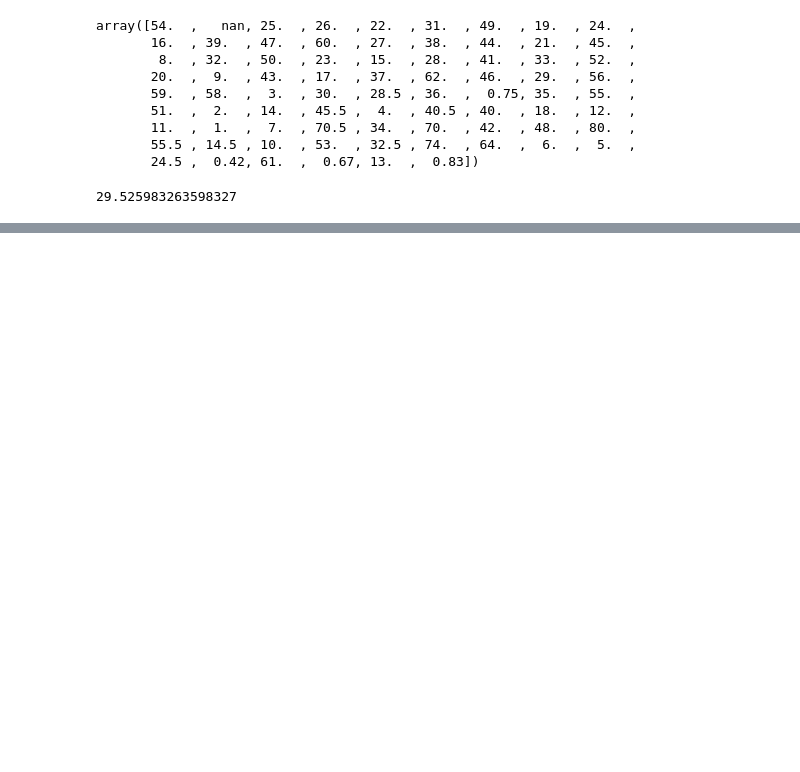
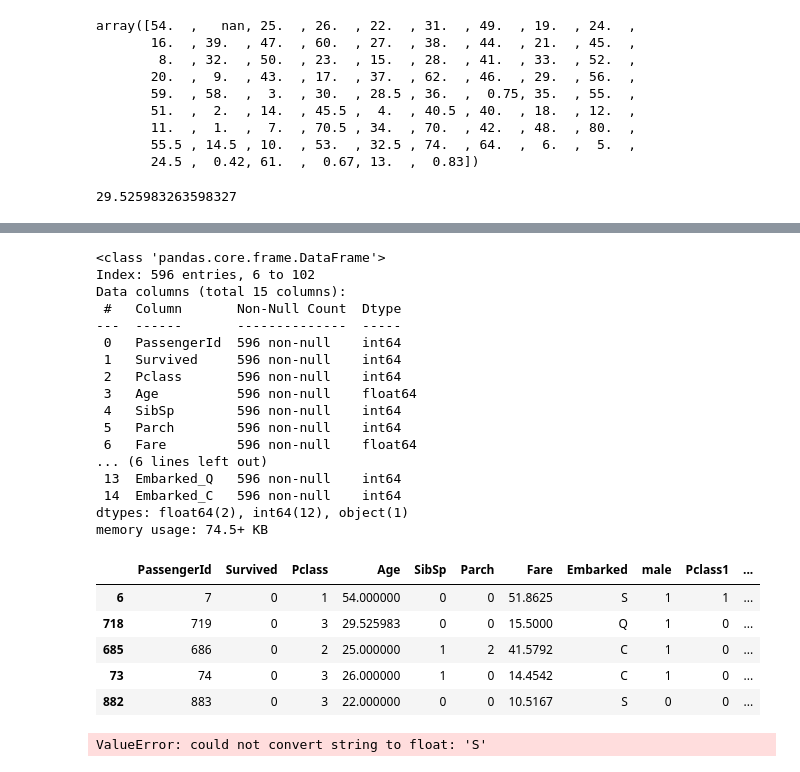
Before and after one commit to chloea31/machine_learning, a Jupyter notebook: notebooks/titanic.ipynb, the cells around one changed output, grey strips where cells are left out. Saved outputs shown, nothing was run; the diff lists cells and outputs as text; code cells hidden in the pictures; blank space fills up the shorter version.

Commit message:
add new preprocessing of the data: drop unuseful columns and start converting string to float

```diff
--- a/notebooks/titanic.ipynb
+++ b/notebooks/titanic.ipynb
@@ -401,3 +399,31 @@ memory usage: 93.1+ KB
 | 685 | 686 | 0 | 2 | Laroche, Mr. Joseph Philippe Leme... | male | 25.000000 | 1 | 2 | SC/Paris 2123 | 41.5792 | ... |
 | 73 | 74 | 0 | 3 | Chronopoulos, Mr. Apostolos | male | 26.000000 | 1 | 0 | 2680 | 14.4542 | ... |
 | 882 | 883 | 0 | 3 | Dahlberg, Miss. Gerda Ulrika | female | 22.000000 | 0 | 0 | 7552 | 10.5167 | ... |
+# %%
+X_train = X_train.drop(columns = ["Name", "Sex", "Ticket", "Cabin"])
+X_train.info()
+X_train.head()
+# %% [output]
+<class 'pandas.core.frame.DataFrame'>
+Index: 596 entries, 6 to 102
+Data columns (total 15 columns):
+ #   Column       Non-Null Count  Dtype
+---  ------       --------------  -----
+ 0   PassengerId  596 non-null    int64
+ 1   Survived     596 non-null    int64
+ 2   Pclass       596 non-null    int64
+ 3   Age          596 non-null    float64
+ 4   SibSp        596 non-null    int64
+ 5   Parch        596 non-null    int64
+ 6   Fare         596 non-null    float64
+... (6 lines left out)
+ 13  Embarked_Q   596 non-null    int64
+ 14  Embarked_C   596 non-null    int64
+dtypes: float64(2), int64(12), object(1)
+memory usage: 74.5+ KB
+|  | PassengerId | Survived | Pclass | Age | SibSp | Parch | Fare | Embarked | male | Pclass1 | ... |
+| 6 | 7 | 0 | 1 | 54.000000 | 0 | 0 | 51.8625 | S | 1 | 1 | ... |
+| 718 | 719 | 0 | 3 | 29.525983 | 0 | 0 | 15.5000 | Q | 1 | 0 | ... |
+| 685 | 686 | 0 | 2 | 25.000000 | 1 | 2 | 41.5792 | C | 1 | 0 | ... |
+| 73 | 74 | 0 | 3 | 26.000000 | 1 | 0 | 14.4542 | C | 1 | 0 | ... |
+| 882 | 883 | 0 | 3 | 22.000000 | 0 | 0 | 10.5167 | S | 0 | 0 | ... |
@@ -403,0 +432,15 @@ memory usage: 93.1+ KB
+# %%
+# classification pb:
+
+# - logistic regression
+# - decision tree
+# - random forest
+# - support vector machine
+# - K Nearest Neighbour
+# - Naive Bayes
+
+# Start by decision tree
+clf = tree.DecisionTreeClassifier()
+clf = clf.fit(X_train, X_test)
+# %% [output]
+ValueError: could not convert string to float: 'S'
```
Also changed, not shown: parts of 3 cells of this notebook.
